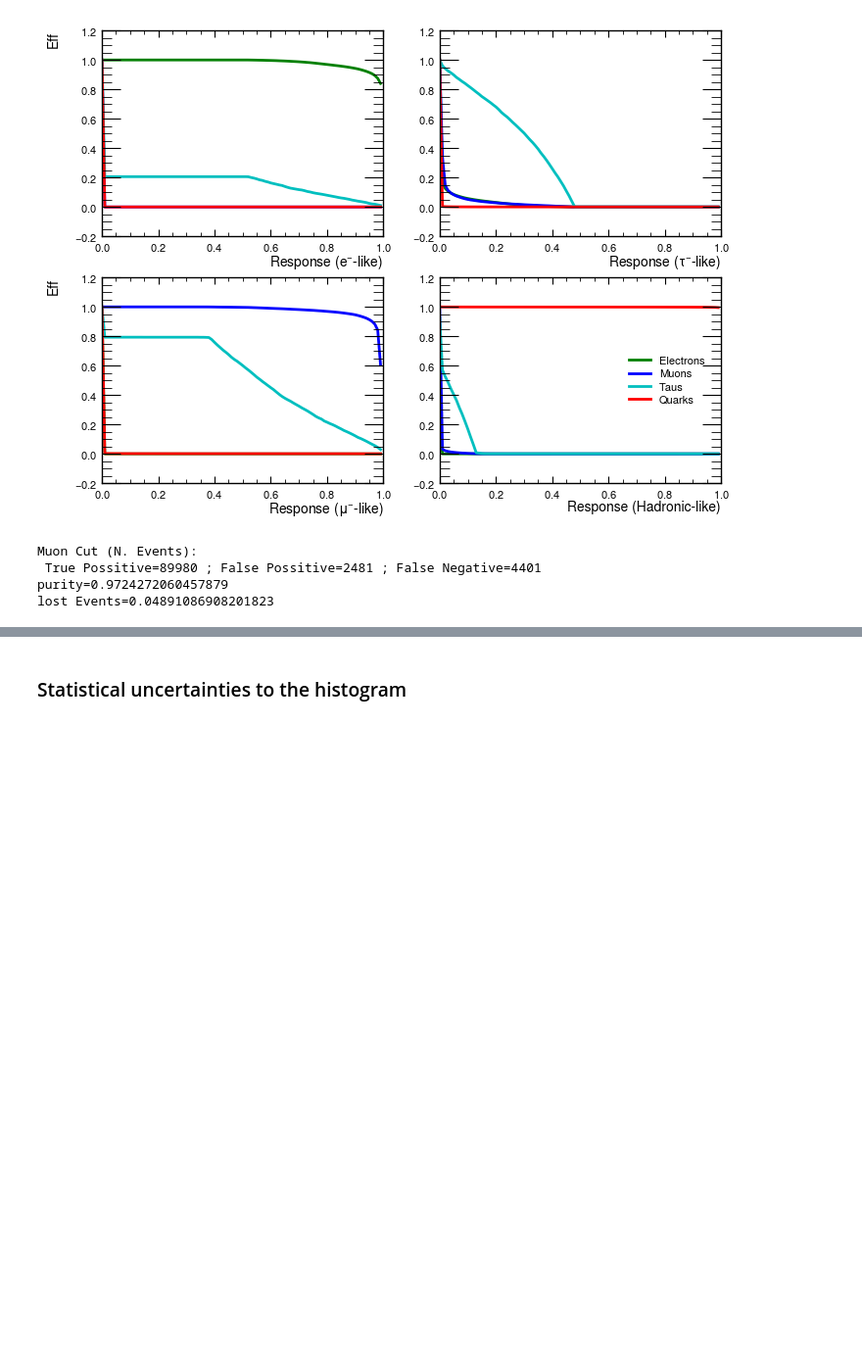
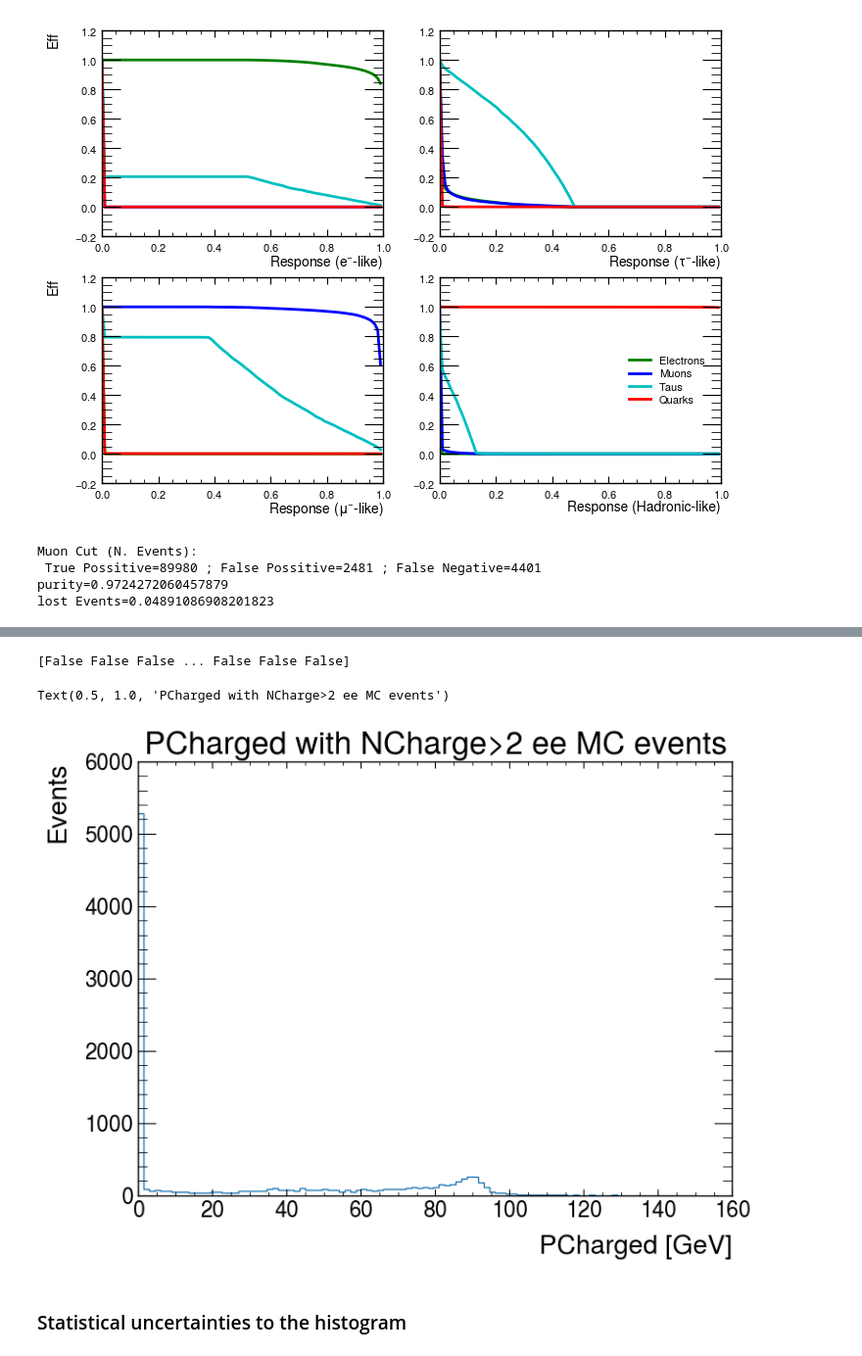
Before and after one commit to rihoppe/z0-precisionmeasurement, a Jupyter notebook: z0_experiment.ipynb, the cells around one changed output, grey strips where cells are left out. Shown at 98% size. Drawn from its saved outputs; the diff is of its cells as text; code cells hidden in the pictures; blank space fills up the shorter version.

```diff
--- a/z0_experiment.ipynb
+++ b/z0_experiment.ipynb
@@ -402,3 +439,14 @@ lost Events=0.04891086908201823
+# %%
+mask = mc_ee[:,2]>2
+print(mask)
+aux_hist = plt.hist(mc_ee[:,3][mask],bins=100,range=(0,150),histtype="step",label="Pcharged")
+plt.xlabel("PCharged [GeV]")
+plt.ylabel("Events")
+plt.title("PCharged with NCharge>2 ee MC events")
+# %% [output]
+[False False False ... False False False]
+Text(0.5, 1.0, 'PCharged with NCharge>2 ee MC events')
+[figure, added]
 # %% [markdown]
 ### Statistical uncertainties to the histogram
 # %% [markdown]
```
Also changed, not shown: parts of 9 cells of this notebook.
